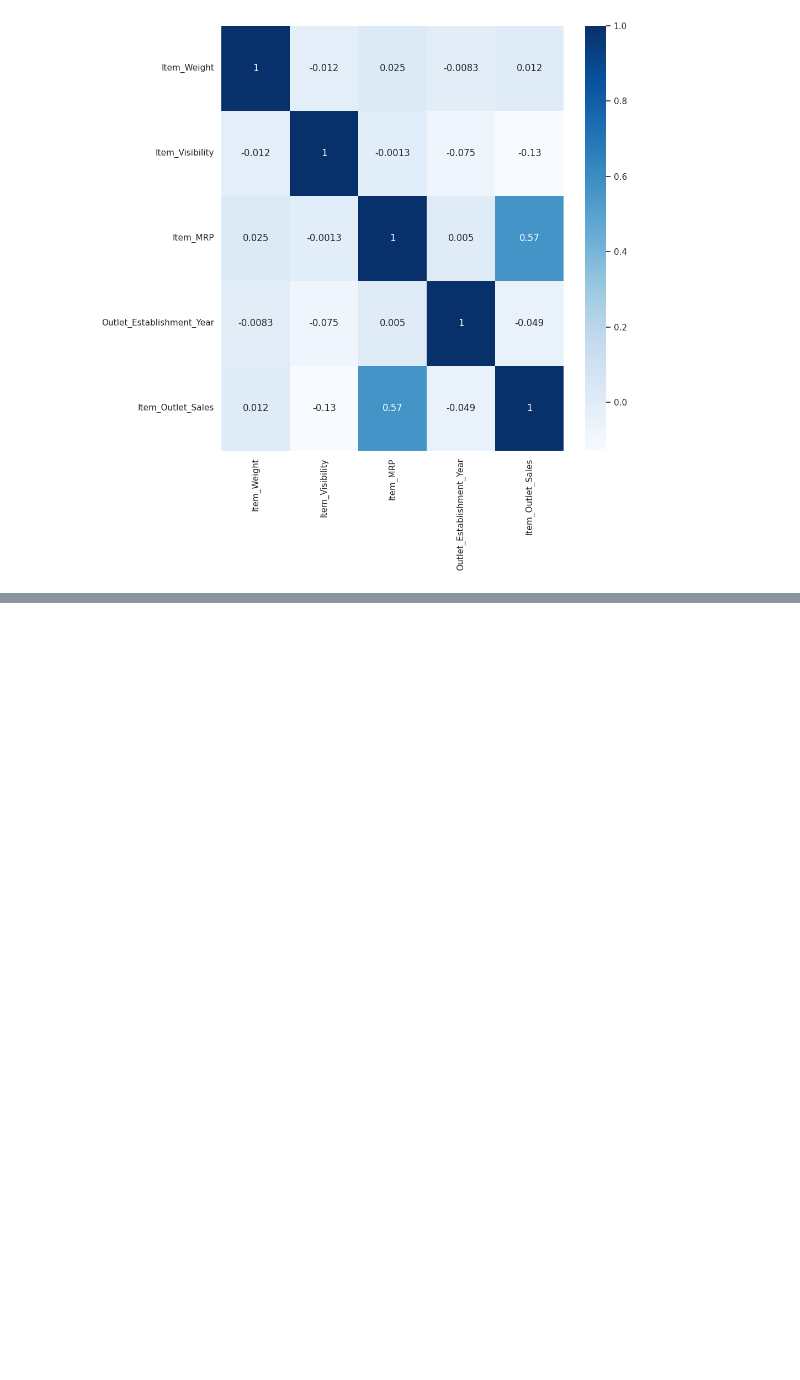
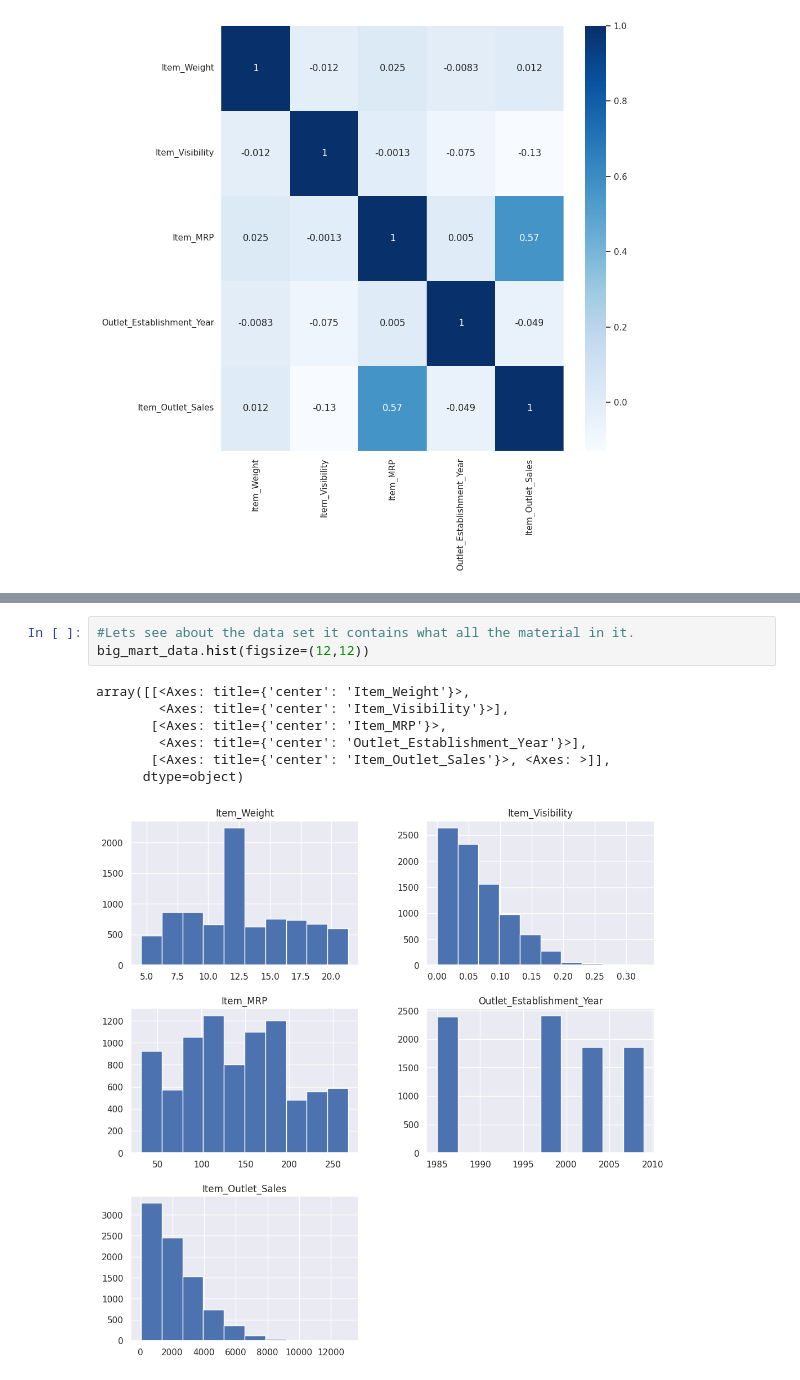
Before and after one commit to Riti70912/Bigmartsales, a Jupyter notebook: BigMart.ipynb, the cells around one changed output, grey strips where cells are left out. Drawn from its saved outputs; the diff is of its cells as text; blank space fills up the shorter version.

```diff
--- a/BigMart.ipynb
+++ b/BigMart.ipynb
@@ -197,0 +200,11 @@ big_mart_data.describe
+# %%
+#Lets see about the data set it contains what all the material in it.
+big_mart_data.hist(figsize=(12,12))
+# %% [output]
+array([[<Axes: title={'center': 'Item_Weight'}>,
+        <Axes: title={'center': 'Item_Visibility'}>],
+       [<Axes: title={'center': 'Item_MRP'}>,
+        <Axes: title={'center': 'Outlet_Establishment_Year'}>],
+       [<Axes: title={'center': 'Item_Outlet_Sales'}>, <Axes: >]],
+      dtype=object)
+[figure, added]
```
Also changed, not shown: parts of 4 cells of this notebook.
